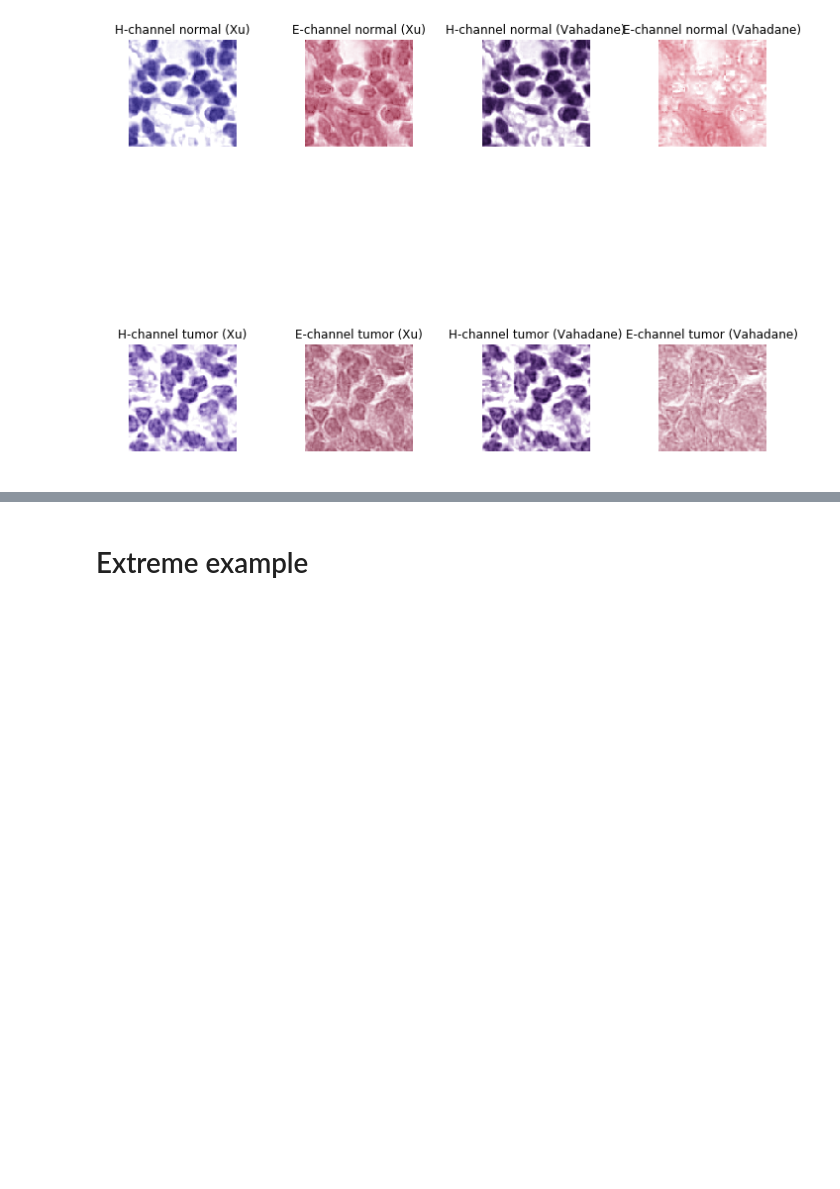
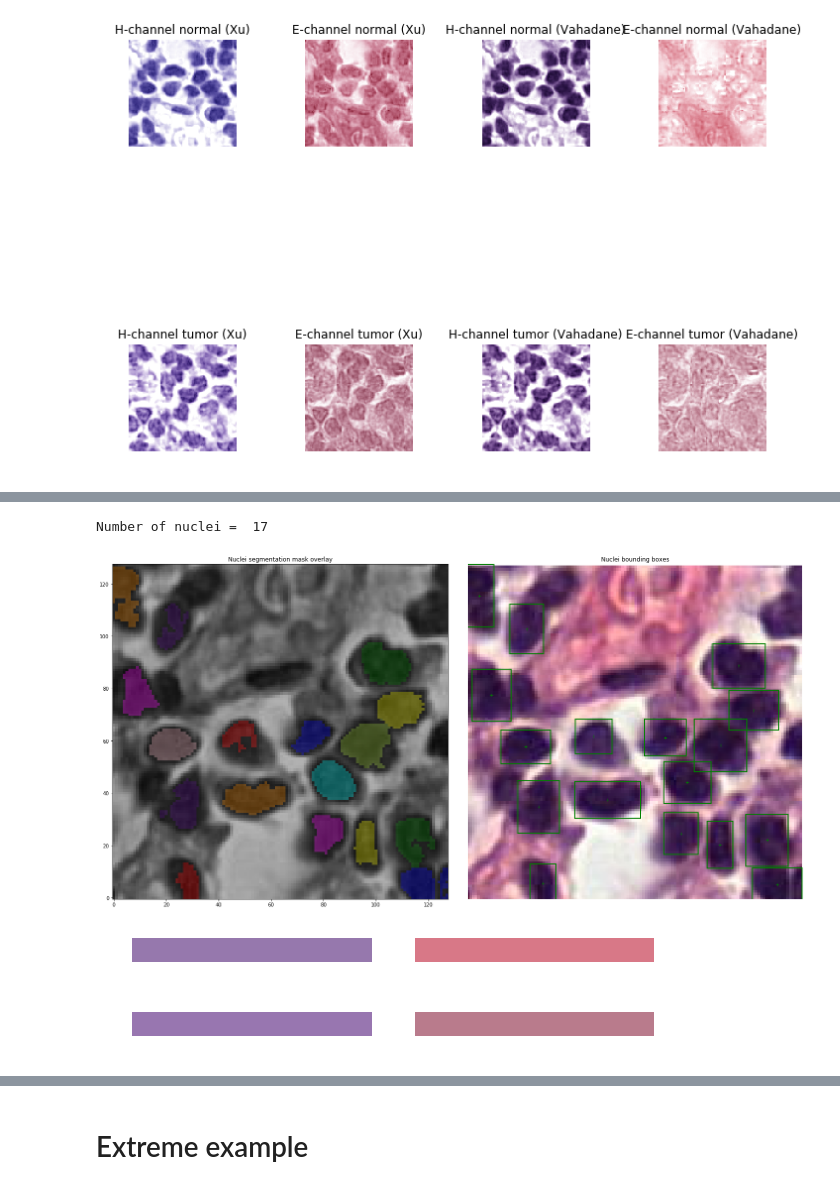
Before and after one commit to saketkc/pyvirchow, a Jupyter notebook: notebooks/04.Normalization-demo.ipynb, the cells around one changed output, grey strips where cells are left out. Saved outputs shown, nothing was run; the diff lists cells and outputs as text; code cells hidden in the pictures; blank space fills up the shorter version.

```diff
--- a/notebooks/04.Normalization-demo.ipynb
+++ b/notebooks/04.Normalization-demo.ipynb
@@ -793,7 +819,7 @@ clf.fit(im_nuclei_stain.flatten().reshape(-1, 1))
 
 # segment foreground
 #foreground_threshold = threshold_otsu(im_nuclei_stain)/2
-foreground_threshold = clf.means_[0]
+foreground_threshold = clf.means_.min()
 
 im_fgnd_mask = sp.ndimage.morphology.binary_fill_holes(
     im_nuclei_stain < foreground_threshold)
@@ -832,33 +858,42 @@ plt.subplot(1, 2, 1)
 plt.imshow(skimage.color.label2rgb(im_nuclei_seg_mask, im_input, bg_label=0), origin='lower')
 plt.title('Nuclei segmentation mask overlay', fontsize=12)
 
 plt.subplot(1, 2, 2)
 plt.imshow( im_input )
 plt.xlim([0, im_input.shape[1]])
 plt.ylim([0, im_input.shape[0]])
 plt.title('Nuclei bounding boxes', fontsize=12)
 
 for i in range(len(objProps)):
 
     c = [objProps[i].centroid[1], objProps[i].centroid[0], 0]
     width = objProps[i].bbox[3] - objProps[i].bbox[1] + 1
     height = objProps[i].bbox[2] - objProps[i].bbox[0] + 1
 
     cur_bbox = {
         "type":        "rectangle",
         "center":      c,
         "width":       width,
         "height":      height,
     }
 
     plt.plot(c[0], c[1], 'g+')
     mrect = mpatches.Rectangle([c[0] - 0.5 * width, c[1] - 0.5 * height] ,
                                width, height, fill=False, ec='g', linewidth=2)
     plt.gca().add_patch(mrect)
 plt.tight_layout()
 plt.axis('off')
 #plt.savefig('tumor_segmented.png')
 plt.savefig('normal_segmented.png')
+# %% [output]
+Number of nuclei =  17
+[figure, added]
 # %%
-vahadane_fit.get_both_stains()
+vahadane_fit['normal'].get_both_stains()
+# %% [output]
+[figure, added]
+# %%
+vahadane_fit['tumor'].get_both_stains()
+# %% [output]
+[figure, added]
 # %%
```
Also changed, not shown: parts of 29 cells of this notebook.
